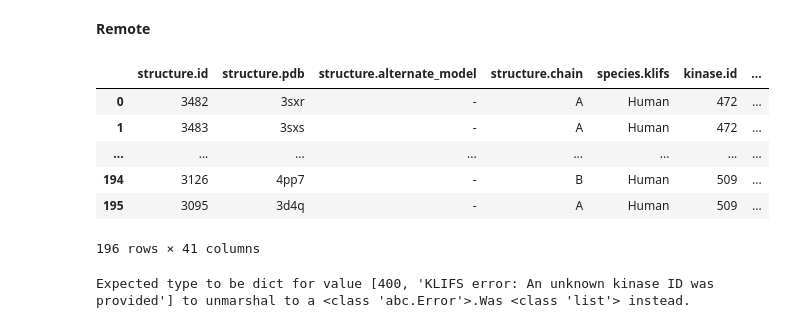
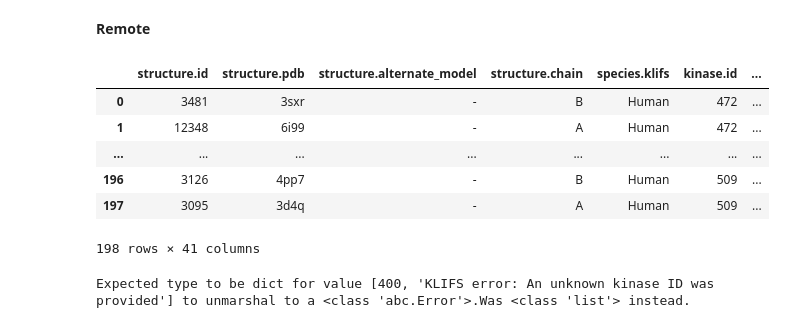
Before and after one commit to volkamerlab/opencadd, a Jupyter notebook: docs/tutorials/databases_klifs.ipynb, the cells around one changed output. Saved outputs shown, nothing was run; the diff lists cells and outputs as text; code cells hidden in the pictures.

```diff
--- a/docs/tutorials/databases_klifs.ipynb
+++ b/docs/tutorials/databases_klifs.ipynb
@@ -599,14 +601,14 @@ Not implemented yet.
 # %% [markdown]
 __Remote__
 # %%
-remote.structures.from_kinase_ids([472, 509, 10000])
+remote.structures.by_kinase_ids([472, 509, 10000])
 # %% [output]
 |  | structure.id | structure.pdb | structure.alternate_model | structure.chain | species.klifs | kinase.id | ... |
-| 0 | 3482 | 3sxr | - | A | Human | 472 | ... |
-| 1 | 3483 | 3sxs | - | A | Human | 472 | ... |
+| 0 | 3481 | 3sxr | - | B | Human | 472 | ... |
+| 1 | 12348 | 6i99 | - | A | Human | 472 | ... |
 | ... | ... | ... | ... | ... | ... | ... | ... |
-| 194 | 3126 | 4pp7 | - | B | Human | 509 | ... |
-| 195 | 3095 | 3d4q | - | A | Human | 509 | ... |
+| 196 | 3126 | 4pp7 | - | B | Human | 509 | ... |
+| 197 | 3095 | 3d4q | - | A | Human | 509 | ... |
-196 rows × 41 columns
+198 rows × 41 columns
 # %%
 try:
```
Also changed, not shown: parts of 175 cells of this notebook.
